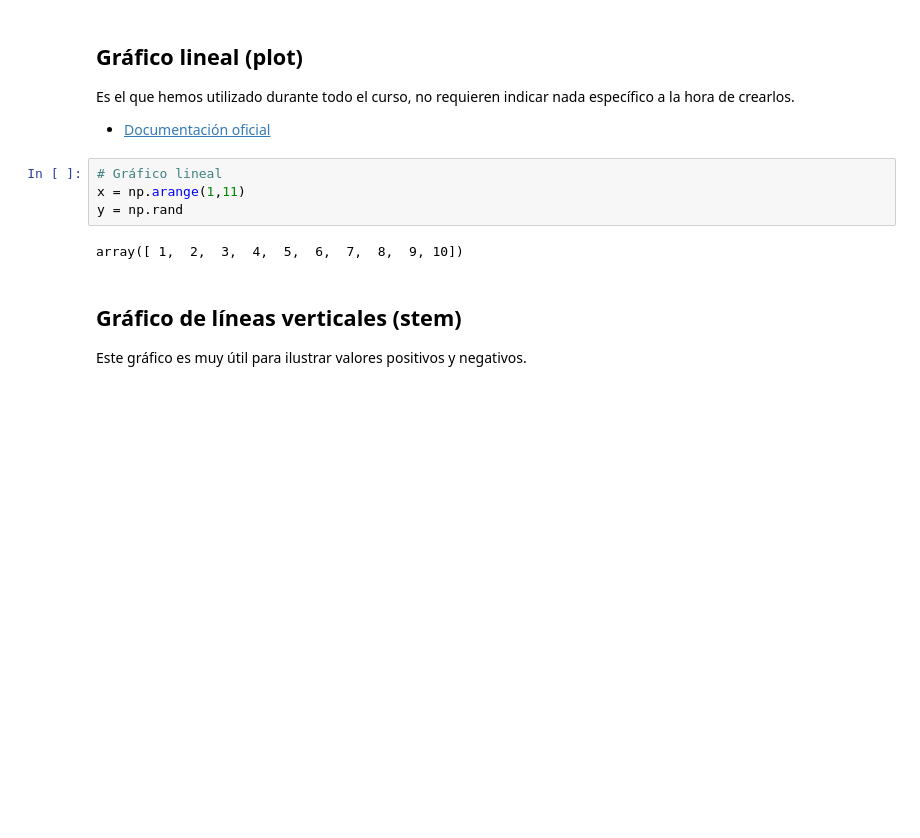
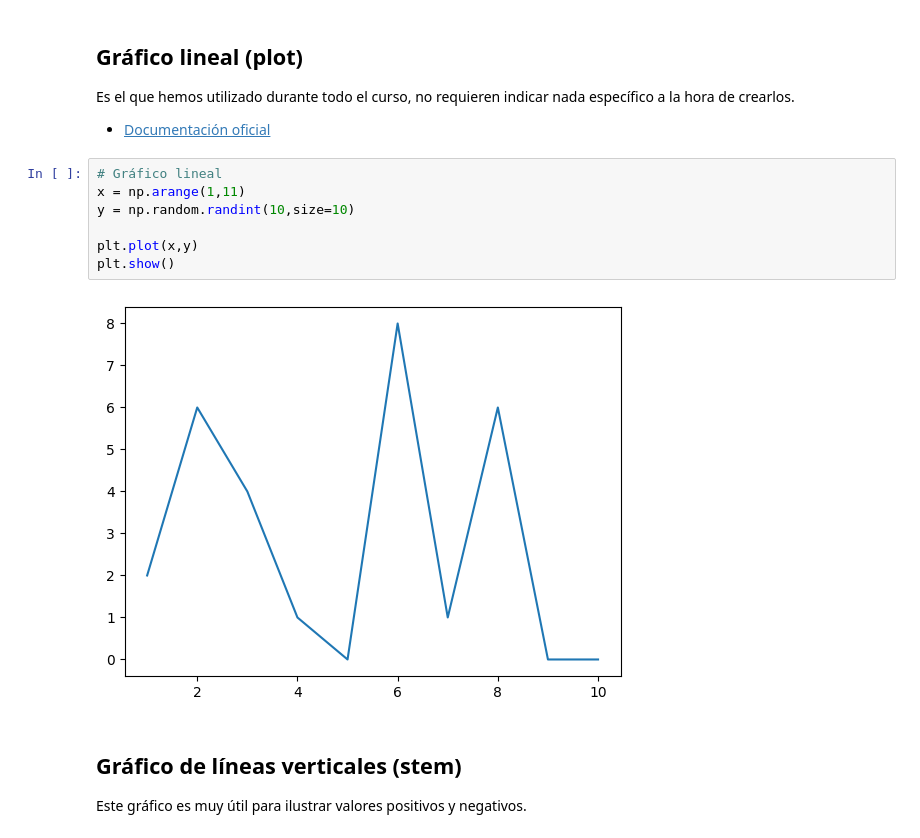
Before and after one commit to ajmenaa/phyton_basico_ICAI, a Jupyter notebook: Estudiantes/Orlando_Salazar/10_Matplotlib/09 - Tipos de gráficos.ipynb, the cells around one changed output. Drawn from its saved outputs; the diff is of its cells as text; blank space fills up the shorter version.

```diff
--- a/Estudiantes/Orlando_Salazar/10_Matplotlib/09 - Tipos de gráficos.ipynb
+++ b/Estudiantes/Orlando_Salazar/10_Matplotlib/09 - Tipos de gráficos.ipynb
@@ -14,9 +14,12 @@ Es el que hemos utilizado durante todo el curso, no requieren indicar nada espec
 # %%
 # Gráfico lineal
 x = np.arange(1,11)
-y = np.rand
+y = np.random.randint(10,size=10)
+
+plt.plot(x,y)
+plt.show()
 # %% [output]
-array([ 1,  2,  3,  4,  5,  6,  7,  8,  9, 10])
+[figure, added]
 # %% [markdown]
 ## Gráfico de líneas verticales (stem)
 
```
Also changed, not shown: parts of 4 cells of this notebook.
